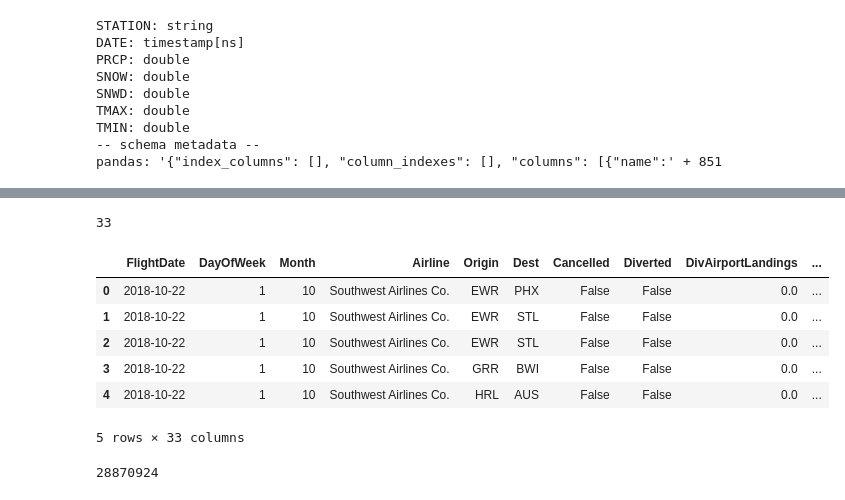
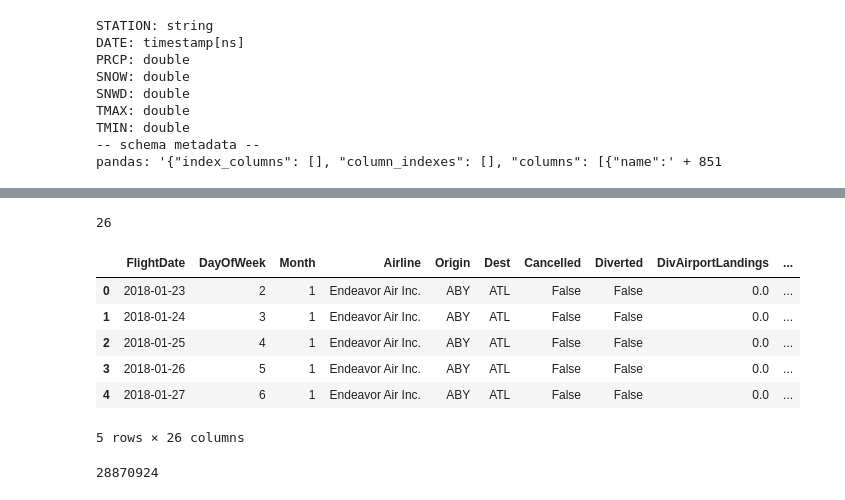
Before and after one commit to ekrichards/DSC288R_Capstone, a Jupyter notebook: notebooks/er.ipynb, the cells around one changed output, grey strips where cells are left out. Cells and saved outputs as stored; diff of their text form; code cells hidden in the pictures.

Commit message:
Pipeline finalization for milestone 2

```diff
--- a/notebooks/er.ipynb
+++ b/notebooks/er.ipynb
@@ -94,17 +102,17 @@ Index(['STATION', 'DATE', 'PRCP', 'SNOW', 'SNWD', 'TMAX', 'TMIN'], dtype='object
 # %%
 # Read parquet file
-clean_2018 = pd.read_parquet(r'C:\Users\ekait\Git\DSC288R_Capstone\data\final\final_data.parquet')
+clean_2018 = pd.read_parquet(r'C:\Users\ekait\Git\DSC288R_Capstone\data\processed\processed_flight\processed_flight_2018.parquet')
 print(len(clean_2018.columns))
 clean_2018.head()
 # %% [output]
-33
+26
 |  | FlightDate | DayOfWeek | Month | Airline | Origin | Dest | Cancelled | Diverted | DivAirportLandings | ... |
-| 0 | 2018-10-22 | 1 | 10 | Southwest Airlines Co. | EWR | PHX | False | False | 0.0 | ... |
-| 1 | 2018-10-22 | 1 | 10 | Southwest Airlines Co. | EWR | STL | False | False | 0.0 | ... |
-| 2 | 2018-10-22 | 1 | 10 | Southwest Airlines Co. | EWR | STL | False | False | 0.0 | ... |
-| 3 | 2018-10-22 | 1 | 10 | Southwest Airlines Co. | GRR | BWI | False | False | 0.0 | ... |
-| 4 | 2018-10-22 | 1 | 10 | Southwest Airlines Co. | HRL | AUS | False | False | 0.0 | ... |
+| 0 | 2018-01-23 | 2 | 1 | Endeavor Air Inc. | ABY | ATL | False | False | 0.0 | ... |
+| 1 | 2018-01-24 | 3 | 1 | Endeavor Air Inc. | ABY | ATL | False | False | 0.0 | ... |
+| 2 | 2018-01-25 | 4 | 1 | Endeavor Air Inc. | ABY | ATL | False | False | 0.0 | ... |
+| 3 | 2018-01-26 | 5 | 1 | Endeavor Air Inc. | ABY | ATL | False | False | 0.0 | ... |
+| 4 | 2018-01-27 | 6 | 1 | Endeavor Air Inc. | ABY | ATL | False | False | 0.0 | ... |
-5 rows × 33 columns
+5 rows × 26 columns
 # %%
 len(clean_2018)
 # %% [output]
```
Also changed, not shown: parts of 1 cell of this notebook, 10 other files.
